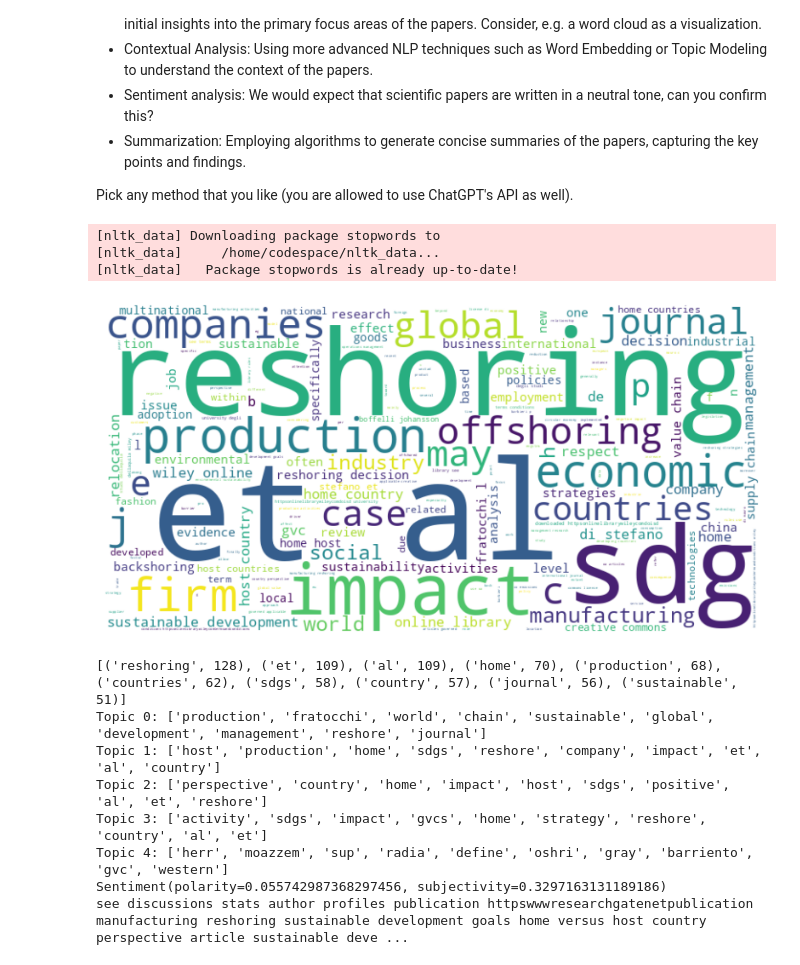
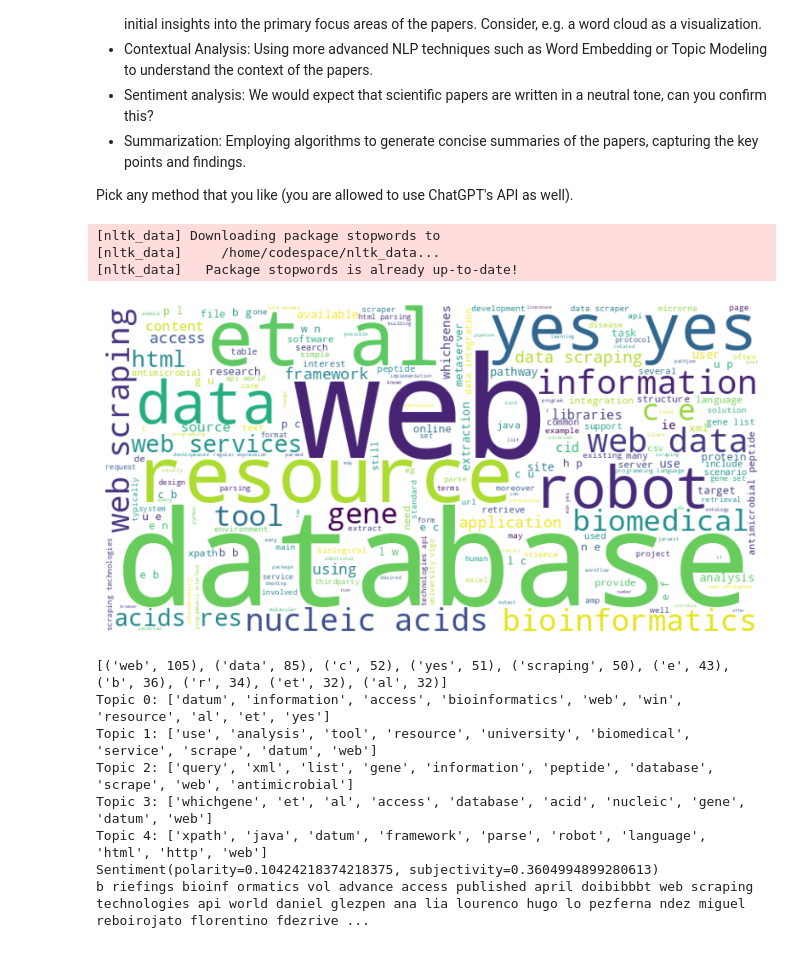
Before and after one commit to Milad-Zaman/fdap-2024-Milad-Zaman, a Jupyter notebook: homework/06_nlp.ipynb, the cells around one changed output. Saved outputs shown, nothing was run; the diff lists cells and outputs as text; code cells hidden in the pictures.

```diff
--- a/homework/06_nlp.ipynb
+++ b/homework/06_nlp.ipynb
@@ -72,7 +72,7 @@ def clean_text(text):
     return ' '.join(filtered_words)
 
 # Path to PDF file
-pdf_path = '../lit/Reshoring.pdf'
+pdf_path = '../lit/Webscraping.pdf'
 
 # Extract text from PDF
 text = extract_text(pdf_path)
@@ -133,7 +133,7 @@ def clean_text(text):
     return ' '.join(filtered_words)
 
 # Path to PDF file
-pdf_path = '../lit/Reshoring.pdf'
+pdf_path = '../lit/Webscraping.pdf'
 
 # Extract text from PDF
 text = extract_text(pdf_path)
@@ -191,39 +191,39 @@ sentiment = get_sentiment(cleaned_text)
 print(sentiment)
 
 
 
 # Tokenize the text into sentences
 sentences = cleaned_text.split(". ")
 
 # Calculate the importance score for each sentence (e.g., based on sentence length or other criteria)
 # You can customize this scoring method as needed
 sentence_scores = {}
 for sentence in sentences:
     # Example: Score based on sentence length
     sentence_scores[sentence] = len(sentence)
 
 # Sort sentences by importance score (descending order)
 sorted_sentences = sorted(sentence_scores.items(), key=lambda x: x[1], reverse=True)
 
 # Select the top K sentences (adjust K as needed)
 top_k = 3
 summary_sentences = [sentence for sentence, _ in sorted_sentences[:top_k]]
 
 # Generate the summary
 summary = ". ".join(summary_sentences)
 
 # Print the summary
 print(summary)
 # %% [output]
 [nltk_data] Downloading package stopwords to
 [nltk_data]     /home/codespace/nltk_data...
 [nltk_data]   Package stopwords is already up-to-date!
-[figure, old version]
+[figure, new version]
-[('reshoring', 128), ('et', 109), ('al', 109), ('home', 70), ('production', 68), ('countries', 62), ('sdgs', 58), ('country', 57), ('journal', 56), ('sustainable', 51)]
-Topic 0: ['production', 'fratocchi', 'world', 'chain', 'sustainable', 'global', 'development', 'management', 'reshore', 'journal']
-Topic 1: ['host', 'production', 'home', 'sdgs', 'reshore', 'company', 'impact', 'et', 'al', 'country']
-Topic 2: ['perspective', 'country', 'home', 'impact', 'host', 'sdgs', 'positive', 'al', 'et', 'reshore']
-Topic 3: ['activity', 'sdgs', 'impact', 'gvcs', 'home', 'strategy', 'reshore', 'country', 'al', 'et']
-Topic 4: ['herr', 'moazzem', 'sup', 'radia', 'define', 'oshri', 'gray', 'barriento', 'gvc', 'western']
-Sentiment(polarity=0.055742987368297456, subjectivity=0.3297163131189186)
-see discussions stats author profiles publication httpswwwresearchgatenetpublication manufacturing reshoring sustainable development goals home versus host country perspective article sustainable deve ...
+[('web', 105), ('data', 85), ('c', 52), ('yes', 51), ('scraping', 50), ('e', 43), ('b', 36), ('r', 34), ('et', 32), ('al', 32)]
+Topic 0: ['datum', 'information', 'access', 'bioinformatics', 'web', 'win', 'resource', 'al', 'et', 'yes']
+Topic 1: ['use', 'analysis', 'tool', 'resource', 'university', 'biomedical', 'service', 'scrape', 'datum', 'web']
+Topic 2: ['query', 'xml', 'list', 'gene', 'information', 'peptide', 'database', 'scrape', 'web', 'antimicrobial']
+Topic 3: ['whichgene', 'et', 'al', 'access', 'database', 'acid', 'nucleic', 'gene', 'datum', 'web']
+Topic 4: ['xpath', 'java', 'datum', 'framework', 'parse', 'robot', 'language', 'html', 'http', 'web']
+Sentiment(polarity=0.10424218374218375, subjectivity=0.3604994899280613)
+b riefings bioinf ormatics vol advance access published april doibibbbt web scraping technologies api world daniel glezpen ana lia lourenco hugo lo pezferna ndez miguel reboirojato florentino fdezrive ...
```
Also changed, not shown: parts of 1 cell of this notebook.
